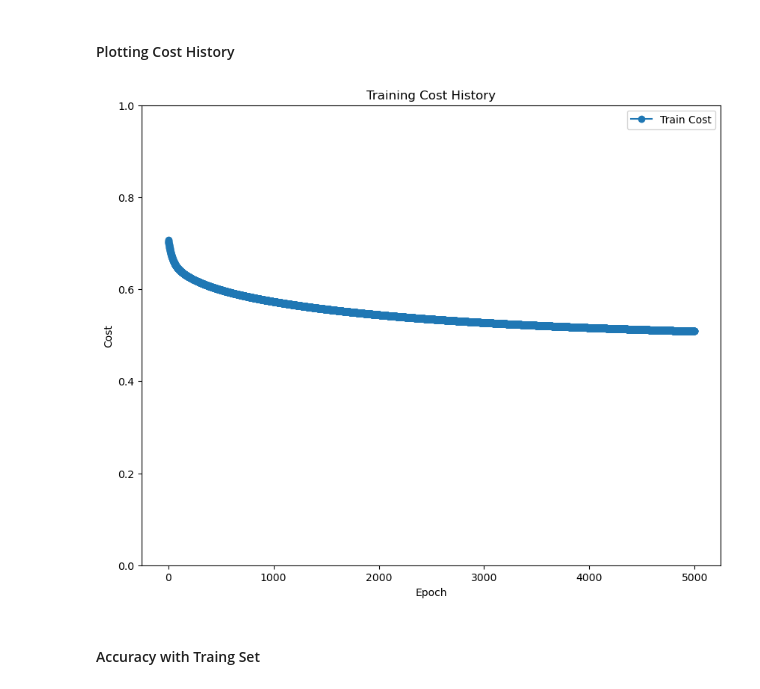
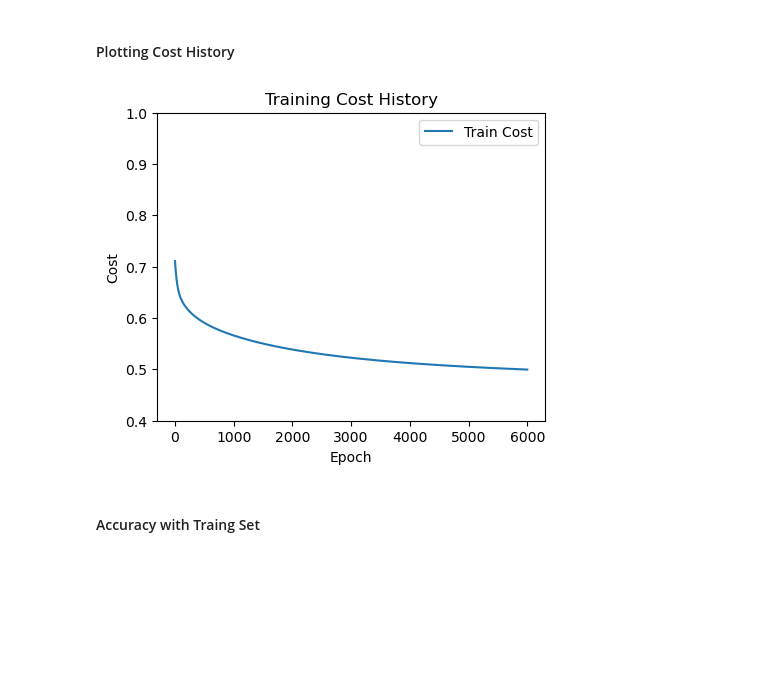
Before and after one commit to jaogle04/cs325, a Jupyter notebook: HW1/titanic_survivor_pred.ipynb, the cells around one changed output. Cells and saved outputs as stored; diff of their text form; code cells hidden in the pictures; blank space fills up the shorter version.

```diff
--- a/HW1/titanic_survivor_pred.ipynb
+++ b/HW1/titanic_survivor_pred.ipynb
@@ -46,13 +46,21 @@ def standard_scalar_normalize (column):
   normalized_col = (column - mean) / std
   return normalized_col
 
-def split_data (X, y, train_size):
+def split_data (X, y, train_size, random_state=42):
   totalRows = X.shape[0]
+  # create random indicies for X and y samples
+  indicies = np.random.permutation(totalRows)
+
+
   splitPoint = int(totalRows * train_size)
-  X_train = X[:splitPoint]
-  y_train = y[:splitPoint]
-  X_val = X[splitPoint:]
-  y_val = y[splitPoint:]
+  train_indicies = indicies[:splitPoint]
+  val_indicies = indicies[splitPoint:]
+
+
+  X_train = X.iloc[train_indicies]
+  y_train = y.iloc[train_indicies]
+  X_val = X.iloc[val_indicies]
+  y_val = y.iloc[val_indicies]
   return X_train, y_train, X_val, y_val
 
 def get_info (column):
@@ -240,22 +255,22 @@ def predict_proba(X, w, b):
 #### Training Model with Self-Made Functions
 # %%
 learning_rate = 0.007
-n_epochs = 5000
+n_epochs = 6000
 valid_params, bias, cost_history = train(X_train, y_train, learning_rate, n_epochs, reg_lambda=0.0, X_val=None, y_val=None)
 # %% [markdown]
 #### Plotting Cost History
 # %%
-plt.figure(figsize=(10, 8))
-plt.plot(range(n_epochs), cost_history, marker='o', linewidth=1.5, label='Train Cost')
+plt.figure(figsize=(5, 4))
+plt.plot(range(n_epochs), cost_history, linewidth=1.5, label='Train Cost')
 plt.xlabel('Epoch')
 plt.ylabel('Cost')
-plt.ylim(0, 1)
+plt.ylim(0.4, 1)
 plt.title('Training Cost History')
 plt.legend()
 plt.savefig('cost_history.png')
 plt.show()
 # %% [output]
-[figure, old version]
+[figure, new version]
 # %% [markdown]
 #### Accuracy with Traing Set
 # %%
```
Also changed, not shown: parts of 7 cells of this notebook.
